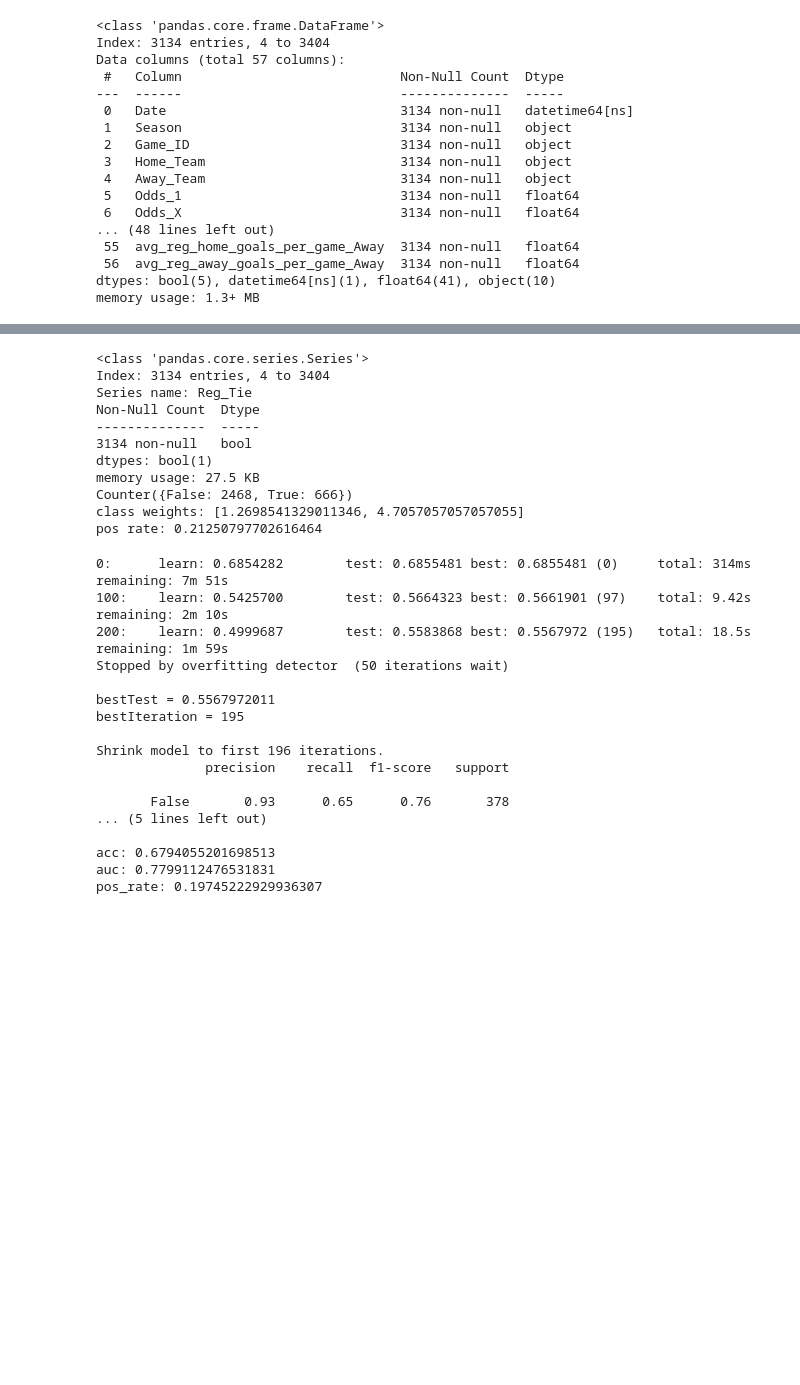
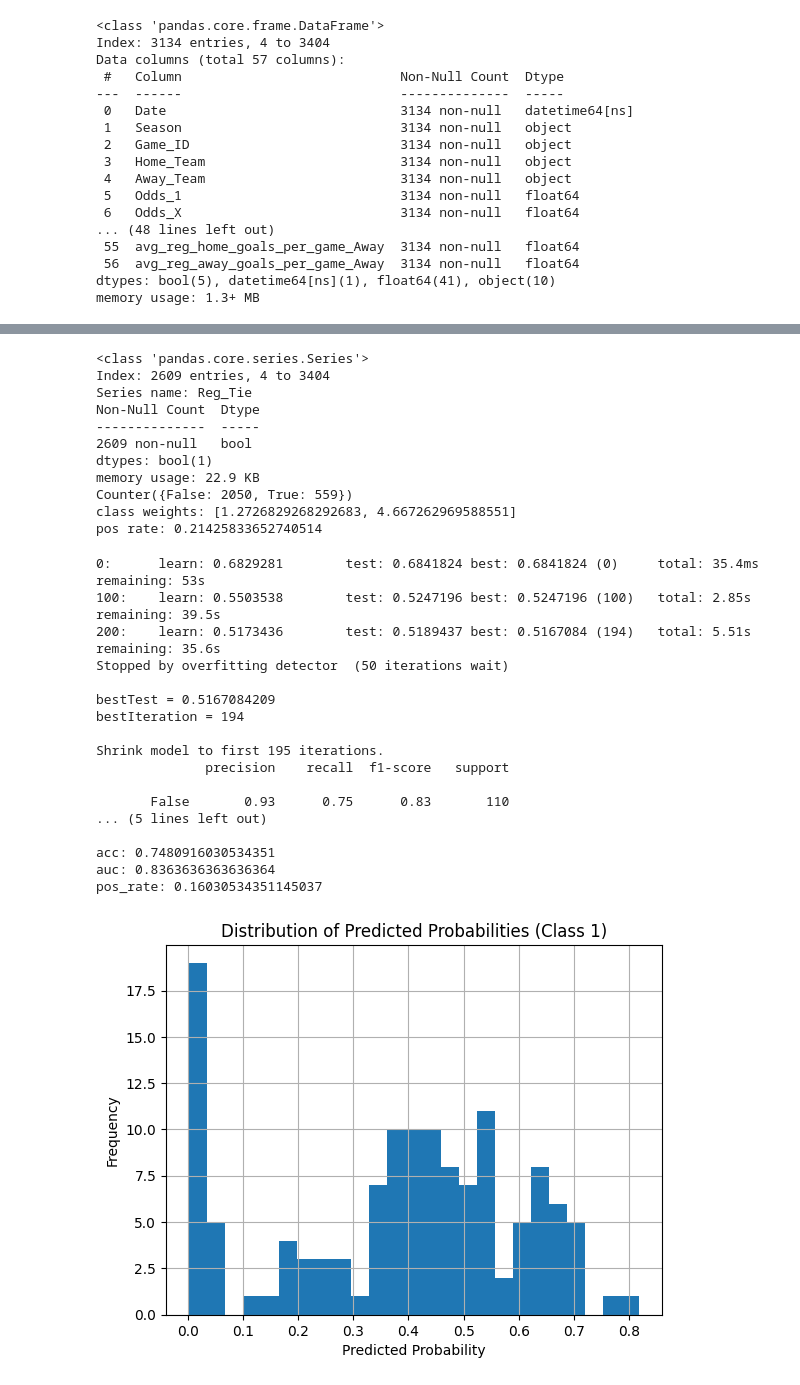
Before and after one commit to emmettd247/SportOnIce, a Jupyter notebook: predict_reg_tie.ipynb, the cells around one changed output, grey strips where cells are left out. Saved outputs shown, nothing was run; the diff lists cells and outputs as text; code cells hidden in the pictures; blank space fills up the shorter version.

Commit message:
Bulk Update & Write Home Away Recent Records

```diff
--- a/predict_reg_tie.ipynb
+++ b/predict_reg_tie.ipynb
@@ -78,3 +78,7 @@ Data columns (total 57 columns):
  56  avg_reg_away_goals_per_game_Away  3134 non-null   float64
 dtypes: bool(5), datetime64[ns](1), float64(41), object(10)
 memory usage: 1.3+ MB
+# %%
+# trim data roughly to regular season games only
+modeling_data = modeling_data[modeling_data['Month'].isin(['October','November', 'December', 'January', 'February', 'March'])]
+modeling_data.info()
@@ -96,6 +163,20 @@ Name: count, dtype: int64
 # %%
 # list of drop cols that won't be used in modeling
-drop_cols = ['Game_ID', 'Date', 'Reg_Home_Win', 'Reg_Away_Win', 'Home_Team', 'Away_Team']
+drop_cols = ['Game_ID', 'Date', 'Reg_Home_Win', 'Reg_Away_Win', 'Home_Team', 'Away_Team',
+         'Conf_Pair', 'Team_Pair', 'Div_Pair', 'Conf_Matchup', 'Div_Matchup',
+        'Odds_1', 'Odds_2',
+    ]
+
+# drop_cols = ['Game_ID', 'Date', 'Reg_Home_Win', 'Reg_Away_Win', 'Home_Team', 'Away_Team']
+
+# leave these commented out for future insertion in list above
+# 'Odds_1', 'Odds_X', 'Odds_2',
+
+# get P1-P3 cols and drop
+p_cols = [col for col in modeling_data.columns if 'P1_' in col or 'P2_' in col or 'P3_' in col]
+drop_cols = drop_cols + p_cols
+
+# drop_cols = ['Game_ID', 'Date', 'Reg_Home_Win', 'Reg_Away_Win', 'Home_Team', 'Away_Team']
 
 # get X matrix
 X = modeling_data.drop(columns=drop_cols + [response_])
@@ -138,13 +219,13 @@ print('class weights:', class_weights)
 print('pos rate:', y_binary.mean())
 # %% [output]
 <class 'pandas.core.series.Series'>
-Index: 3134 entries, 4 to 3404
+Index: 2609 entries, 4 to 3404
 Series name: Reg_Tie
 Non-Null Count  Dtype
 --------------  -----
-3134 non-null   bool
+2609 non-null   bool
 dtypes: bool(1)
-memory usage: 27.5 KB
-Counter({False: 2468, True: 666})
-class weights: [1.2698541329011346, 4.7057057057057055]
-pos rate: 0.21250797702616464
+memory usage: 22.9 KB
+Counter({False: 2050, True: 559})
+class weights: [1.2726829268292683, 4.667262969588551]
+pos rate: 0.21425833652740514
@@ -159,11 +238,12 @@ from sklearn.metrics import roc_auc_score, accuracy_score
 
 # 1. Train/test split (preserve time order)
 X_train, X_test, y_train, y_test = train_test_split(
-    X, y_binary, train_size=0.85, shuffle=False
+    X, y_binary, train_size=0.95, shuffle=False
 )
 
 # 2. Define categorical features
-cat_features = ['Season', 'Month', 'Day_of_Week', 'Start_Hour_Group', 'Conf_Pair', 'Div_Pair', 'Team_Pair']
+# cat_features = ['Season', 'Month', 'Day_of_Week', 'Start_Hour_Group', 'Conf_Pair', 'Div_Pair', 'Team_Pair']
+cat_features = ['Season', 'Month', 'Day_of_Week', 'Start_Hour_Group']
 
 # 3. Create Pools
 train_pool = Pool(X_train, y_train, cat_features=cat_features)
@@ -207,20 +287,34 @@ print('acc:', acc)
 print('auc:', auc)
 print('pos_rate:', pos_rate)
 # %% [output]
-0:      learn: 0.6854282        test: 0.6855481 best: 0.6855481 (0)     total: 314ms    remaining: 7m 51s
-100:    learn: 0.5425700        test: 0.5664323 best: 0.5661901 (97)    total: 9.42s    remaining: 2m 10s
-200:    learn: 0.4999687        test: 0.5583868 best: 0.5567972 (195)   total: 18.5s    remaining: 1m 59s
+0:      learn: 0.6829281        test: 0.6841824 best: 0.6841824 (0)     total: 35.4ms   remaining: 53s
+100:    learn: 0.5503538        test: 0.5247196 best: 0.5247196 (100)   total: 2.85s    remaining: 39.5s
+200:    learn: 0.5173436        test: 0.5189437 best: 0.5167084 (194)   total: 5.51s    remaining: 35.6s
 Stopped by overfitting detector  (50 iterations wait)
 
-bestTest = 0.5567972011
-bestIteration = 195
+bestTest = 0.5167084209
+bestIteration = 194
 
-Shrink model to first 196 iterations.
+Shrink model to first 195 iterations.
               precision    recall  f1-score   support
 
-       False       0.93      0.65      0.76       378
+       False       0.93      0.75      0.83       110
 ... (5 lines left out)
 
-acc: 0.6794055201698513
-auc: 0.7799112476531831
-pos_rate: 0.19745222929936307
+acc: 0.7480916030534351
+auc: 0.8363636363636364
+pos_rate: 0.16030534351145037
+# %%
+import matplotlib.pyplot as plt
+
+# get y_probs and plot
+y_probs = basic_model.predict_proba(test_pool)[:, 1]
+
+plt.hist(y_probs, bins=25)
+plt.title("Distribution of Predicted Probabilities (Class 1)")
+plt.xlabel("Predicted Probability")
+plt.ylabel("Frequency")
+plt.grid(True)
+plt.show()
+# %% [output]
+[figure, added]
```
Also changed, not shown: parts of 11 cells of this notebook, 9 other files.
